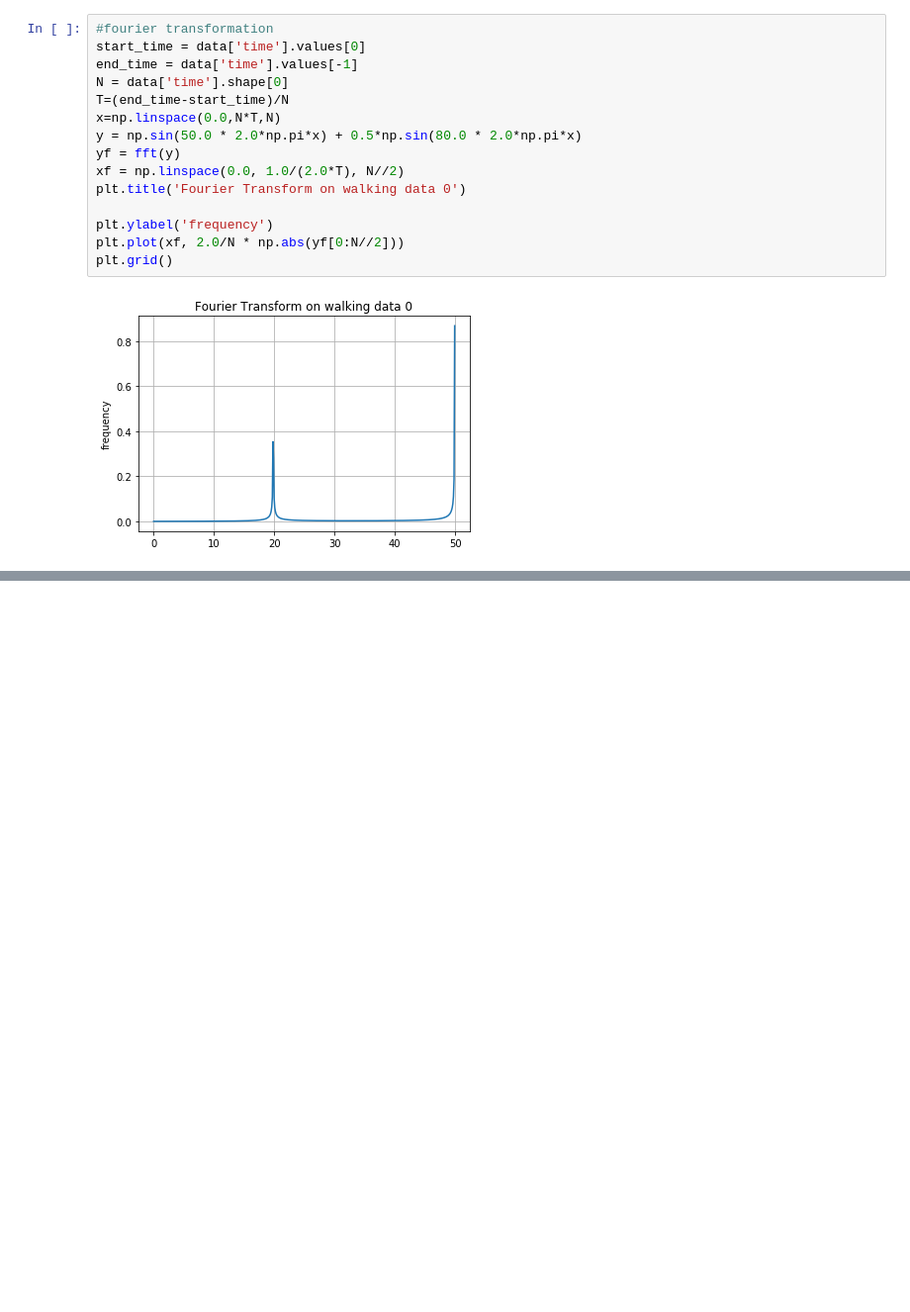
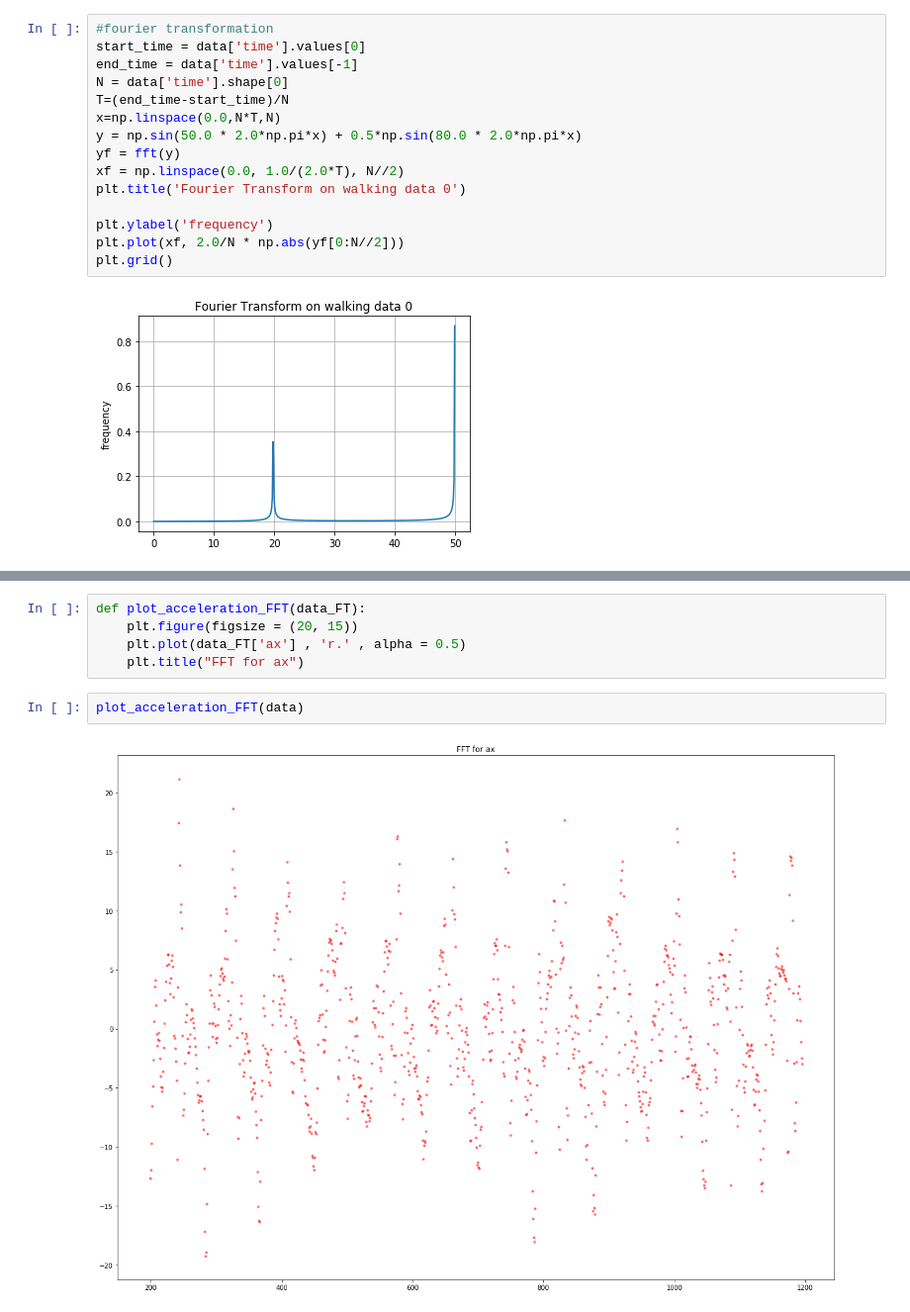
Before and after one commit to joshuamalmberg/cmpt-353-project, a Jupyter notebook: fourier.ipynb, the cells around one changed output, grey strips where cells are left out. Shown at 99% size. Saved outputs shown, nothing was run; the diff lists cells and outputs as text; blank space fills up the shorter version.

```diff
--- a/fourier.ipynb
+++ b/fourier.ipynb
@@ -88,0 +111,9 @@ plt.grid()
+# %%
+def plot_acceleration_FFT(data_FT):
+    plt.figure(figsize = (20, 15))
+    plt.plot(data_FT['ax'] , 'r.' , alpha = 0.5)
+    plt.title("FFT for ax")
+# %%
+plot_acceleration_FFT(data)
+# %% [output]
+[figure, added]
```
Also changed, not shown: parts of 1 cell of this notebook.
